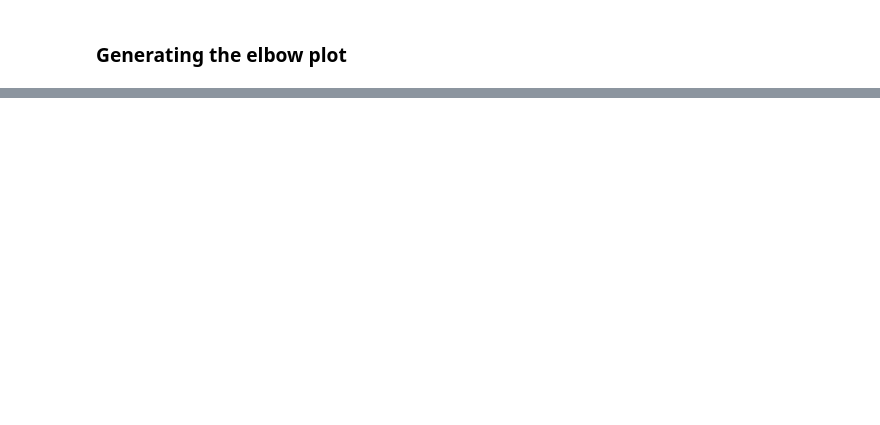
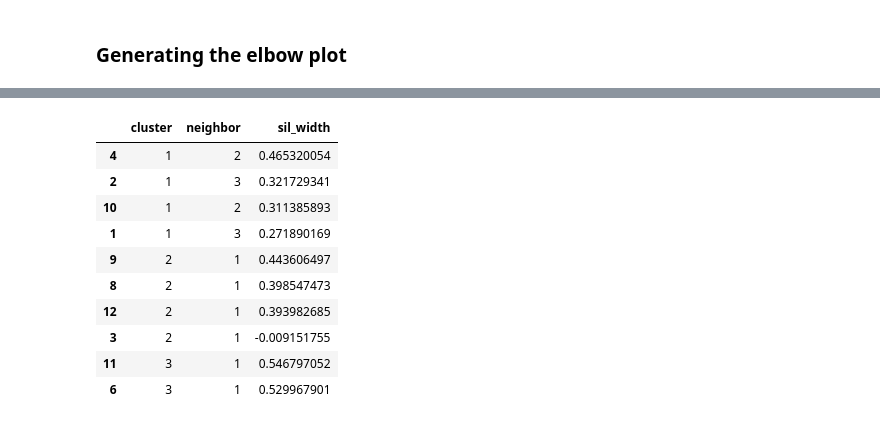
Before and after one commit to VictorOmondi1997/Cluster-Analysis-in-R, a Jupyter notebook: Cluster Analysis in R.ipynb, the cells around one changed output, grey strips where cells are left out. Saved outputs shown, nothing was run; the diff lists cells and outputs as text; code cells hidden in the pictures; blank space fills up the shorter version.

```diff
--- a/Cluster Analysis in R.ipynb
+++ b/Cluster Analysis in R.ipynb
@@ -588,0 +602,15 @@ elbow_df_l %>%
+# %%
+pam_k3 <- pam(lineup, k=3)
+head(pam_k3$silinfo$widths, 10)
+# %% [output]
+|  | cluster | neighbor | sil_width |
+| 4 | 1 | 2 | 0.465320054 |
+| 2 | 1 | 3 | 0.321729341 |
+| 10 | 1 | 2 | 0.311385893 |
+| 1 | 1 | 3 | 0.271890169 |
+| 9 | 2 | 1 | 0.443606497 |
+| 8 | 2 | 1 | 0.398547473 |
+| 12 | 2 | 1 | 0.393982685 |
+| 3 | 2 | 1 | -0.009151755 |
+| 11 | 3 | 1 | 0.546797052 |
+| 6 | 3 | 1 | 0.529967901 |
```
Also changed, not shown: parts of 25 cells of this notebook.
